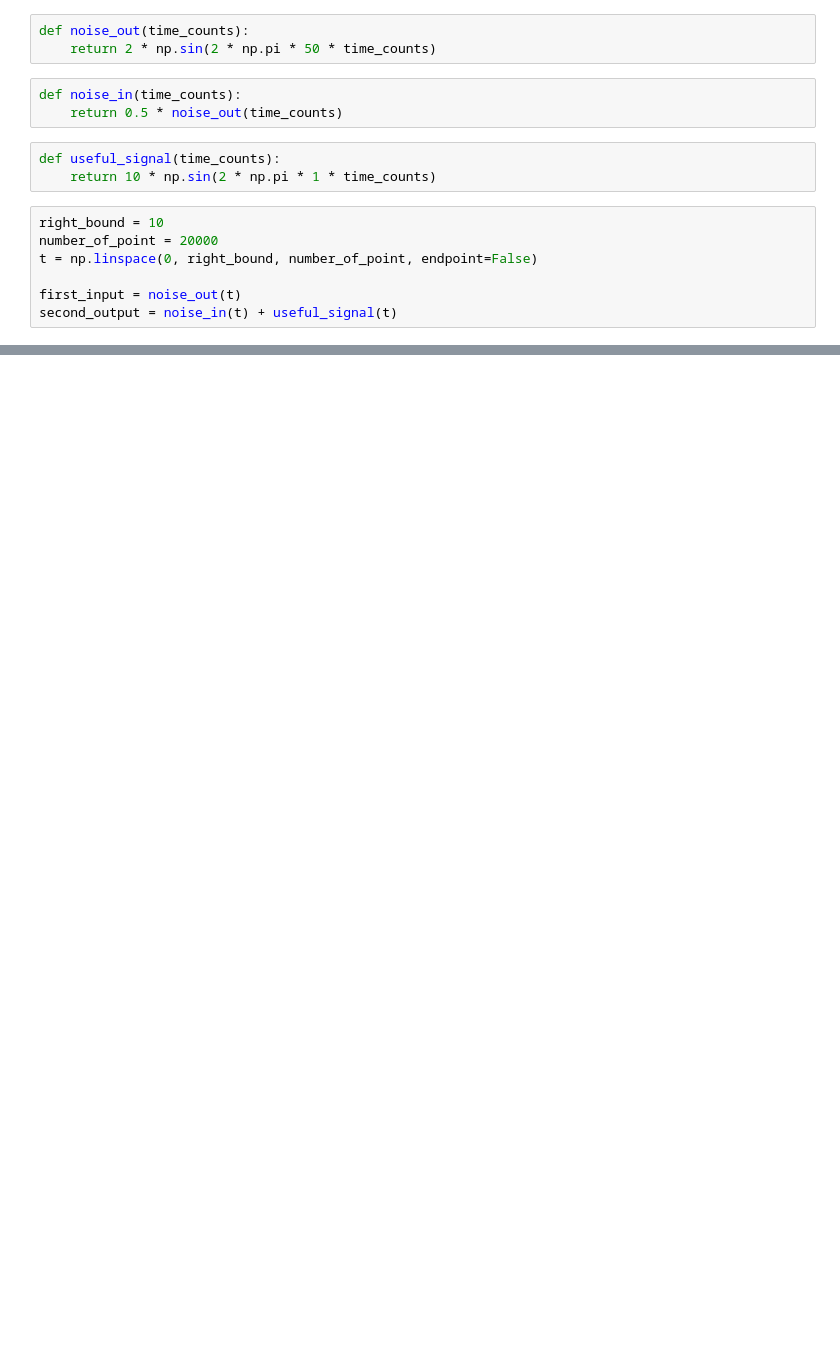
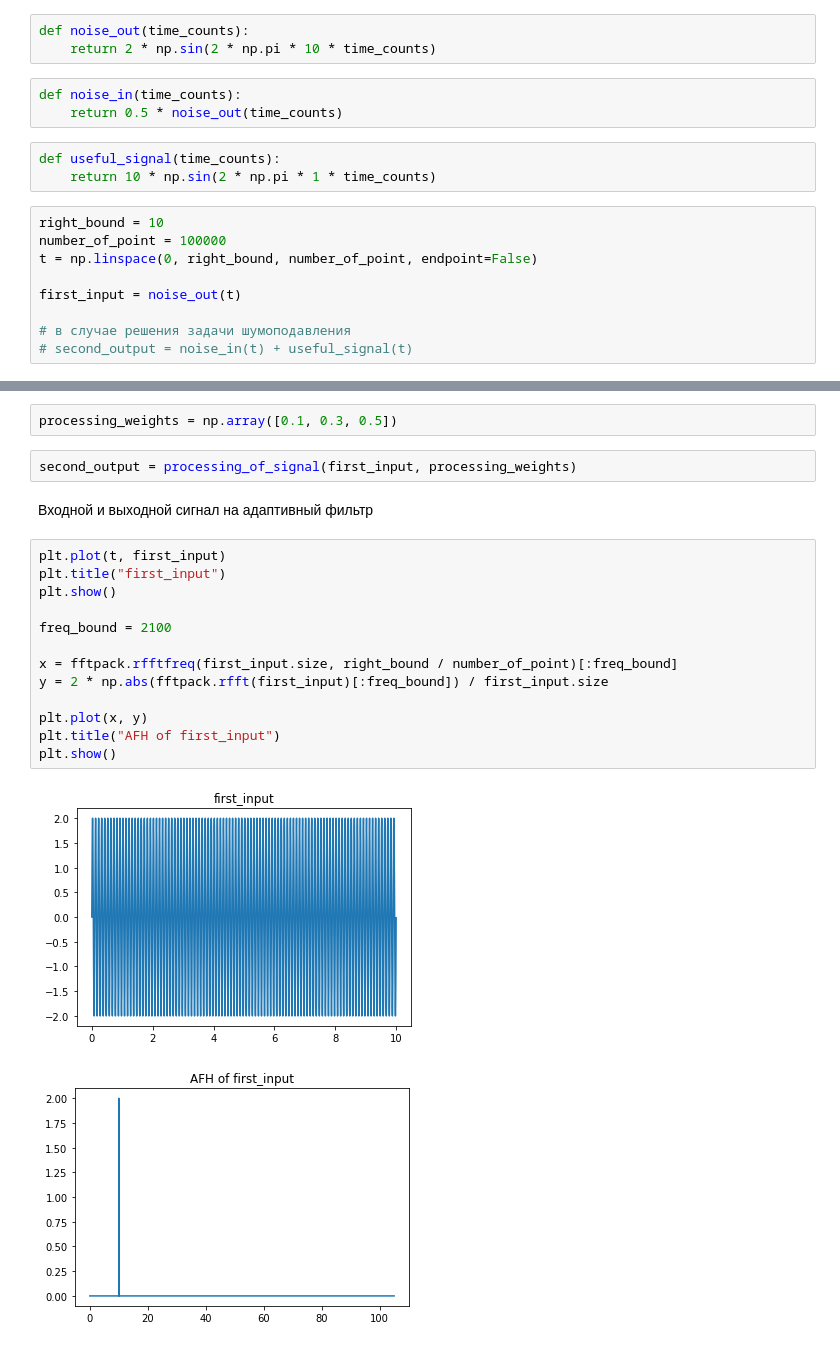
Before and after one commit to dd114/Adaptive-filter-1, a Jupyter notebook: Adaptive-filter-1.ipynb, the cells around one changed output, grey strips where cells are left out. Saved outputs shown, nothing was run; the diff lists cells and outputs as text; blank space fills up the shorter version.

```diff
--- a/Adaptive-filter-1.ipynb
+++ b/Adaptive-filter-1.ipynb
@@ -5,6 +39,6 @@ from scipy import fftpack
 # %%
 def noise_out(time_counts):
-    return 2 * np.sin(2 * np.pi * 50 * time_counts)
+    return 2 * np.sin(2 * np.pi * 10 * time_counts)
 # %%
 def noise_in(time_counts):
     return 0.5 * noise_out(time_counts)
@@ -13,8 +47,10 @@ def useful_signal(time_counts):
     return 10 * np.sin(2 * np.pi * 1 * time_counts)
 # %%
 right_bound = 10
-number_of_point = 20000
+number_of_point = 100000
 t = np.linspace(0, right_bound, number_of_point, endpoint=False)
 
 first_input = noise_out(t)
-second_output = noise_in(t) + useful_signal(t)
+
+# в случае решения задачи шумоподавления
+# second_output = noise_in(t) + useful_signal(t)
@@ -20,0 +59,22 @@ second_output = noise_in(t) + useful_signal(t)
+# %%
+processing_weights = np.array([0.1, 0.3, 0.5])
+# %%
+second_output = processing_of_signal(first_input, processing_weights)
+# %% [markdown]
+Входной и выходной сигнал на адаптивный фильтр
+# %%
+plt.plot(t, first_input)
+plt.title("first_input")
+plt.show()
+
+freq_bound = 2100
+
+x = fftpack.rfftfreq(first_input.size, right_bound / number_of_point)[:freq_bound]
+y = 2 * np.abs(fftpack.rfft(first_input)[:freq_bound]) / first_input.size
+
+plt.plot(x, y)
+plt.title("AFH of first_input")
+plt.show()
+# %% [output]
+[figure, added]
+[figure, added]
```
Also changed, not shown: parts of 29 cells of this notebook.
